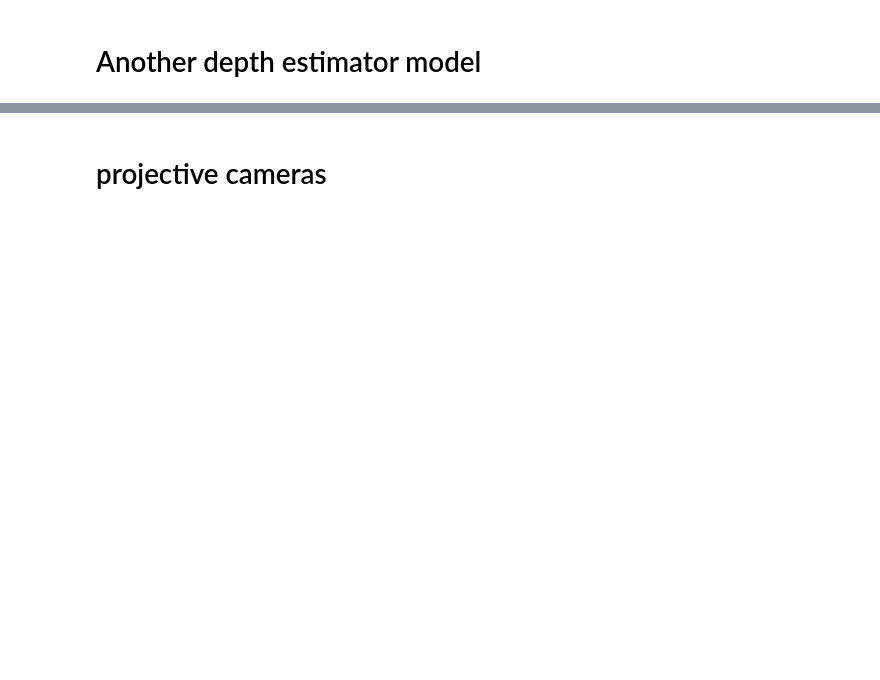
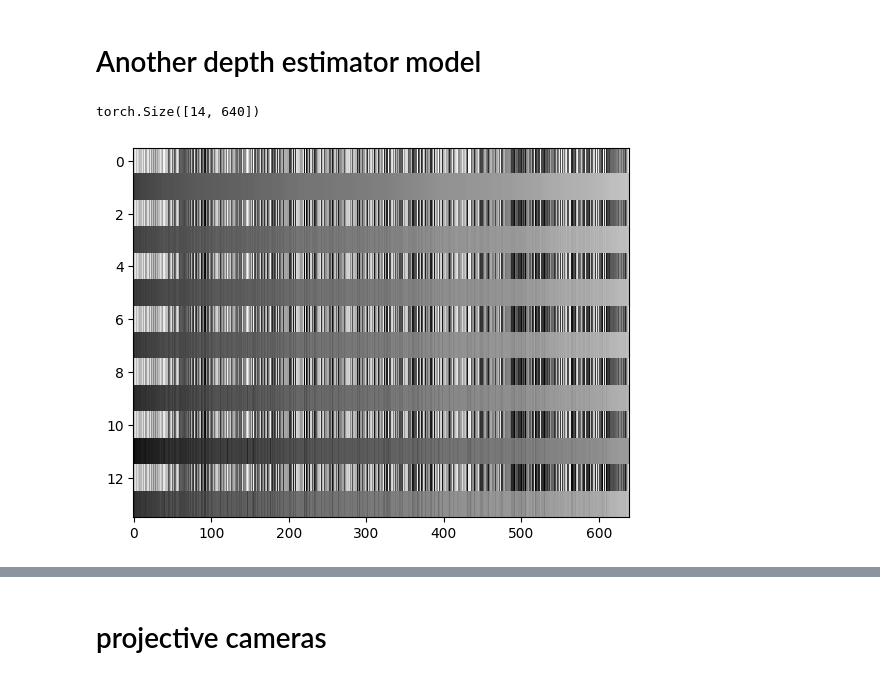
Before and after one commit to manel-ferreira-01/trackers, a Jupyter notebook: test.ipynb, the cells around one changed output, grey strips where cells are left out. Saved outputs shown, nothing was run; the diff lists cells and outputs as text; code cells hidden in the pictures; blank space fills up the shorter version.

```diff
--- a/test.ipynb
+++ b/test.ipynb
@@ -25,16 +25,12 @@ from src.tapnext_infer import init_tapnext
 tapnext_model_video_size = (256, 256)
 device = "cuda:0"
 
-#path = "../mast3r/images_in/casa_bea_4_photos"
-#path = "../mast3r/images_in/casa_bea_4_photos"
-#path = "../mast3r/images_in/lixo_lab.mp4"
-#path = "../mast3r/images_in/eth3d_test"
-path = "../storage/facade/images/dslr_images_undistorted"
+path = "../storage/door_eth3d/images/dslr_images_undistorted"
 
 #video_resized, video = read_video_or_images("../mast3r/images_in/bordalo.mp4",model_video_size, device)
 
-video_square, image_paths = read_video_or_images(path)
-print(video_square.shape)
+video_tensor_full, image_paths = read_video_or_images(path)
+print(video_tensor_full.shape)
 torch.cuda.empty_cache()
 # %%
 # load ETH3D dataset
@@ -63,18 +104,18 @@ gt_camera_matrices = [gt_camera_matrices[i] for i in indices]
 # %%
 # Design the query points array in the original video size
 step = 80
-ys, xs = np.meshgrid(np.linspace(8, video_square[0].shape[0]-1, step), np.linspace(8, video_square[0].shape[1]-1, step))
+ys, xs = np.meshgrid(np.linspace(8, video_tensor_full[0].shape[0]-1, step), np.linspace(8, video_tensor_full[0].shape[1]-1, step))
 query_points_initial = torch.tensor(
     np.stack(
     [np.zeros(len(xs.flatten())), xs.flatten(), ys.flatten()], axis=1
 )[None],dtype=torch.float32)
 
 #creata tensors for the video information
-frame_cut = max(20, len(video_square))
-frame_start = 8
+frame_cut = max(20, len(video_tensor_full))
+frame_start = 0
 frame_skip = 1
-frame_cut = 15
-video_tensor = torch.cat([(frame).unsqueeze(0) for frame in video_square]).unsqueeze(0)[:,frame_start:frame_cut:frame_skip,...] # 1, time, H, W, 3
+frame_cut = 20
+video_tensor = torch.cat([(frame).unsqueeze(0) for frame in video_tensor_full]).unsqueeze(0)[:,frame_start:frame_cut:frame_skip,...] # 1, time, H, W, 3
 video_tensor = torch.clip(video_tensor, -1, 1)
 num_frames = video_tensor.shape[1]
 print(query_points_initial.shape)
@@ -894,0 +297,10 @@ pose.camera1.focal
+# %%
+from src.matcher import build_anchor_observation_matrix
+
+obs_mat = build_anchor_observation_matrix(video_tensor[0], device='cuda').cpu()
+
+plt.imshow(obs_mat, aspect='auto', cmap='gray', interpolation='none')
+obs_mat.shape
+# %% [output]
+torch.Size([14, 640])
+[figure, added]
```
Also changed, not shown: parts of 47 cells of this notebook, 11 other files.
